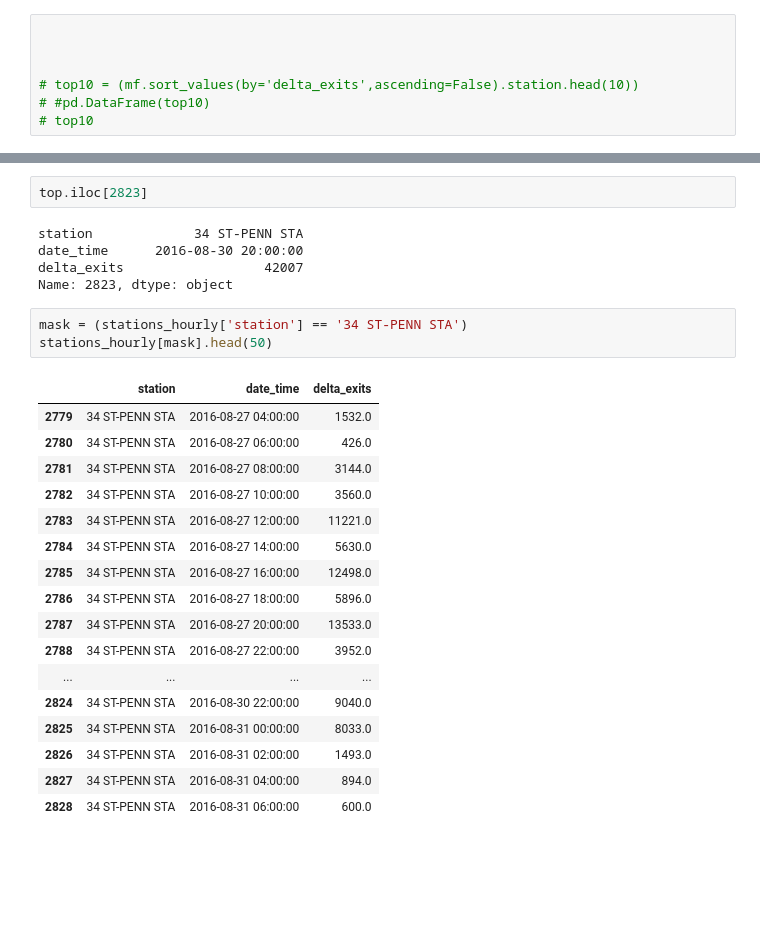
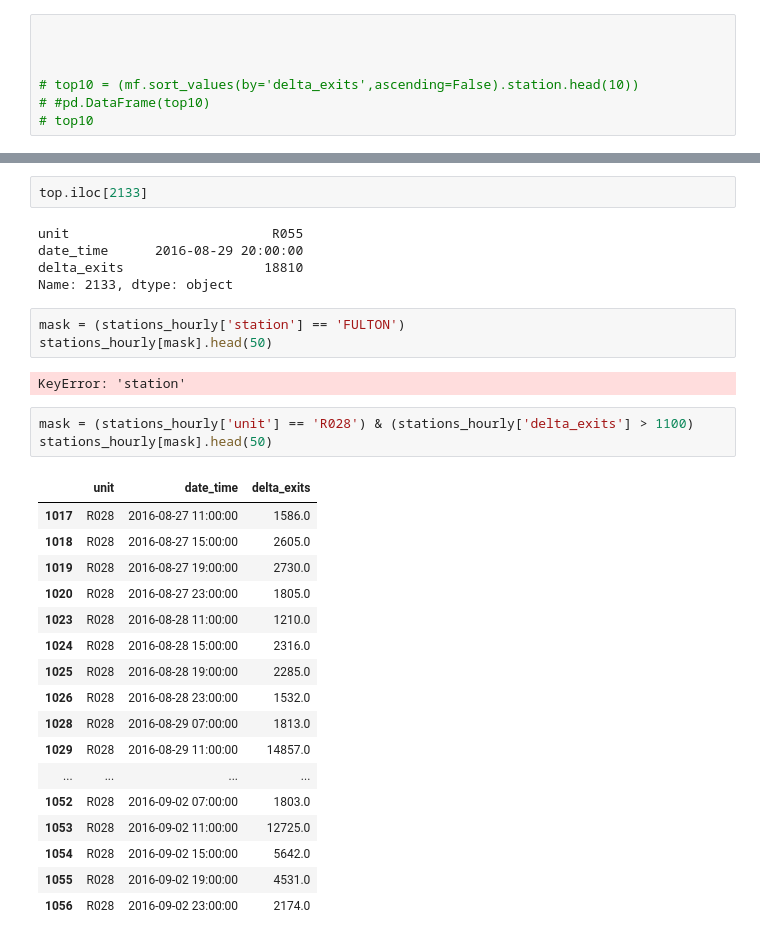
Before and after one commit to brianhtam/metis_project_1, a Jupyter notebook: Processed Data troubleshoot.ipynb, the cells around one changed output, grey strips where cells are left out. Drawn from its saved outputs; the diff is of its cells as text; blank space fills up the shorter version.

```diff
--- a/Processed Data troubleshoot.ipynb
+++ b/Processed Data troubleshoot.ipynb
@@ -190,28 +192,33 @@ Name: station, dtype: object
 # %%
-top.iloc[2823]
+top.iloc[2133]
 # %% [output]
-station             34 ST-PENN STA
-date_time      2016-08-30 20:00:00
-delta_exits                  42007
-Name: 2823, dtype: object
+unit                          R055
+date_time      2016-08-29 20:00:00
+delta_exits                  18810
+Name: 2133, dtype: object
 # %%
-mask = (stations_hourly['station'] == '34 ST-PENN STA')
+mask = (stations_hourly['station'] == 'FULTON')
 stations_hourly[mask].head(50)
 # %% [output]
-|  | station | date_time | delta_exits |
-| 2779 | 34 ST-PENN STA | 2016-08-27 04:00:00 | 1532.0 |
-| 2780 | 34 ST-PENN STA | 2016-08-27 06:00:00 | 426.0 |
-| 2781 | 34 ST-PENN STA | 2016-08-27 08:00:00 | 3144.0 |
-| 2782 | 34 ST-PENN STA | 2016-08-27 10:00:00 | 3560.0 |
-| 2783 | 34 ST-PENN STA | 2016-08-27 12:00:00 | 11221.0 |
-| 2784 | 34 ST-PENN STA | 2016-08-27 14:00:00 | 5630.0 |
-| 2785 | 34 ST-PENN STA | 2016-08-27 16:00:00 | 12498.0 |
-| 2786 | 34 ST-PENN STA | 2016-08-27 18:00:00 | 5896.0 |
-| 2787 | 34 ST-PENN STA | 2016-08-27 20:00:00 | 13533.0 |
-| 2788 | 34 ST-PENN STA | 2016-08-27 22:00:00 | 3952.0 |
-| ... | ... | ... | ... |
-| 2824 | 34 ST-PENN STA | 2016-08-30 22:00:00 | 9040.0 |
-| 2825 | 34 ST-PENN STA | 2016-08-31 00:00:00 | 8033.0 |
-| 2826 | 34 ST-PENN STA | 2016-08-31 02:00:00 | 1493.0 |
-| 2827 | 34 ST-PENN STA | 2016-08-31 04:00:00 | 894.0 |
-| 2828 | 34 ST-PENN STA | 2016-08-31 06:00:00 | 600.0 |
+KeyError: 'station'
+# %%
+mask = (stations_hourly['unit'] == 'R028') & (stations_hourly['delta_exits'] > 1100)
+stations_hourly[mask].head(50)
+# %% [output]
+|  | unit | date_time | delta_exits |
+| 1017 | R028 | 2016-08-27 11:00:00 | 1586.0 |
+| 1018 | R028 | 2016-08-27 15:00:00 | 2605.0 |
+| 1019 | R028 | 2016-08-27 19:00:00 | 2730.0 |
+| 1020 | R028 | 2016-08-27 23:00:00 | 1805.0 |
+| 1023 | R028 | 2016-08-28 11:00:00 | 1210.0 |
+| 1024 | R028 | 2016-08-28 15:00:00 | 2316.0 |
+| 1025 | R028 | 2016-08-28 19:00:00 | 2285.0 |
+| 1026 | R028 | 2016-08-28 23:00:00 | 1532.0 |
+| 1028 | R028 | 2016-08-29 07:00:00 | 1813.0 |
+| 1029 | R028 | 2016-08-29 11:00:00 | 14857.0 |
+| ... | ... | ... | ... |
+| 1052 | R028 | 2016-09-02 07:00:00 | 1803.0 |
+| 1053 | R028 | 2016-09-02 11:00:00 | 12725.0 |
+| 1054 | R028 | 2016-09-02 15:00:00 | 5642.0 |
+| 1055 | R028 | 2016-09-02 19:00:00 | 4531.0 |
+| 1056 | R028 | 2016-09-02 23:00:00 | 2174.0 |
```
Also changed, not shown: parts of 6 cells of this notebook, 1 other file.
